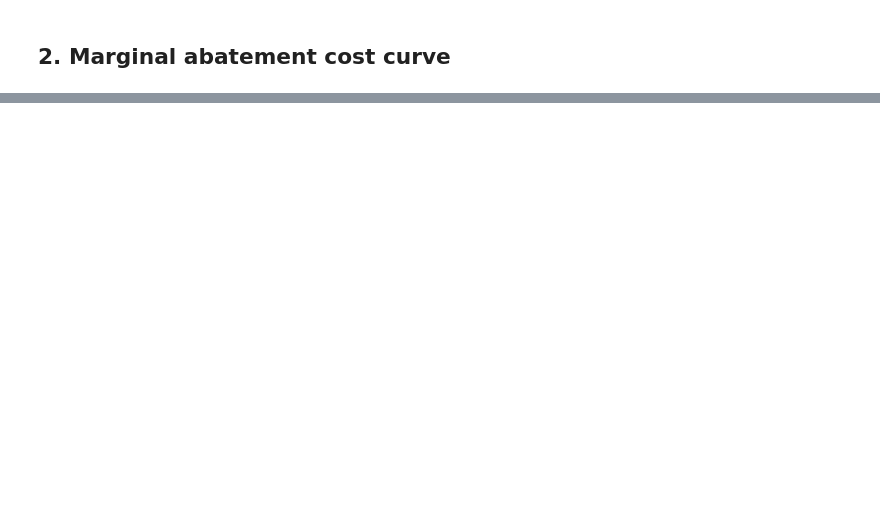
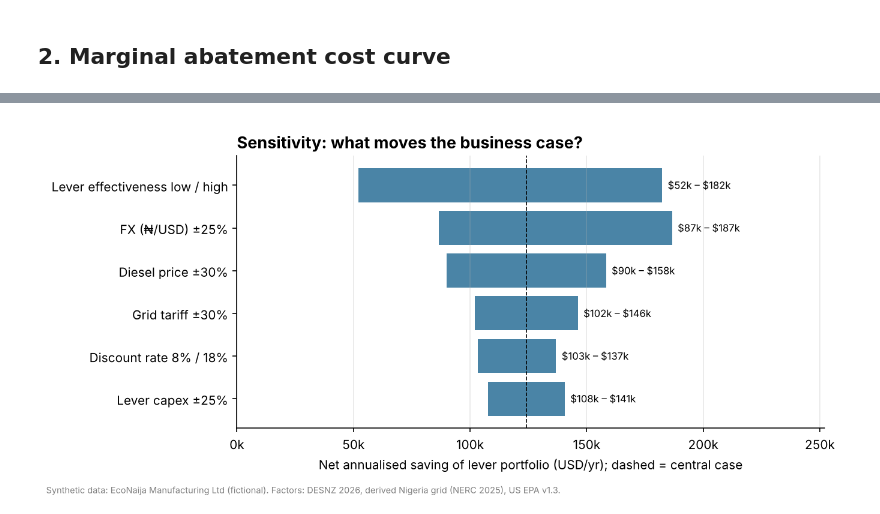
Before and after one commit to Engr-Daniel/carbon-footprint-esg-dashboard, a Jupyter notebook: notebooks/02_decarbonisation_scenarios.ipynb, the cells around one changed output, grey strips where cells are left out. Cells and saved outputs as stored; diff of their text form; code cells hidden in the pictures; blank space fills up the shorter version.

```diff
--- a/notebooks/02_decarbonisation_scenarios.ipynb
+++ b/notebooks/02_decarbonisation_scenarios.ipynb
@@ -117,0 +112,4 @@ pd.DataFrame(rows)
+# %%
+display(Image('../reports/figures/07_sensitivity_tornado.png'))
+# %% [output]
+[figure, added]
```
Also changed, not shown: parts of 22 cells of this notebook, 32 other files.
